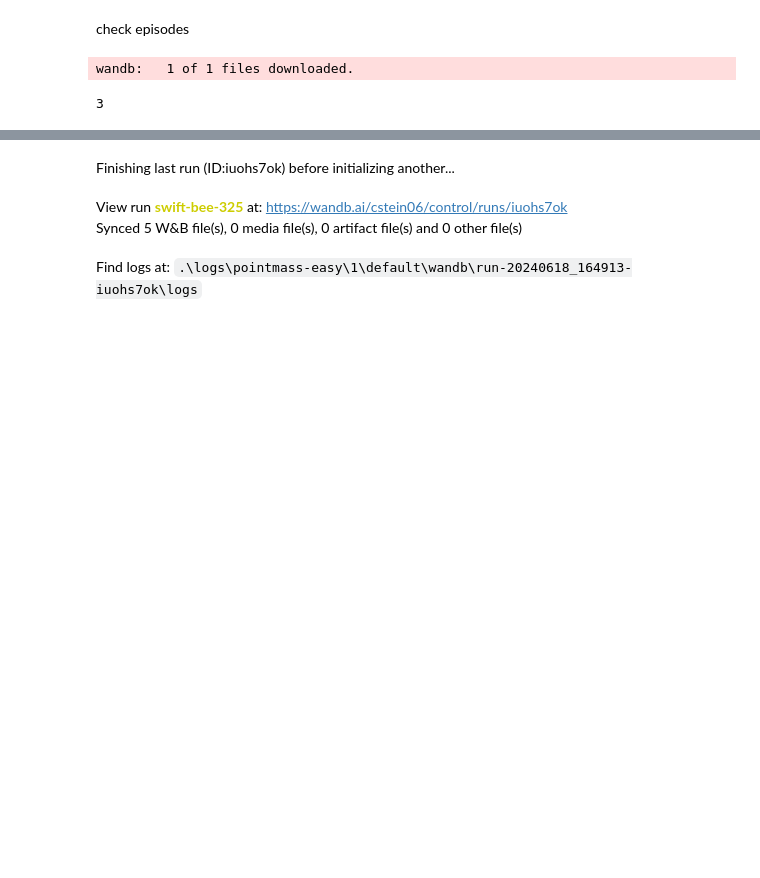
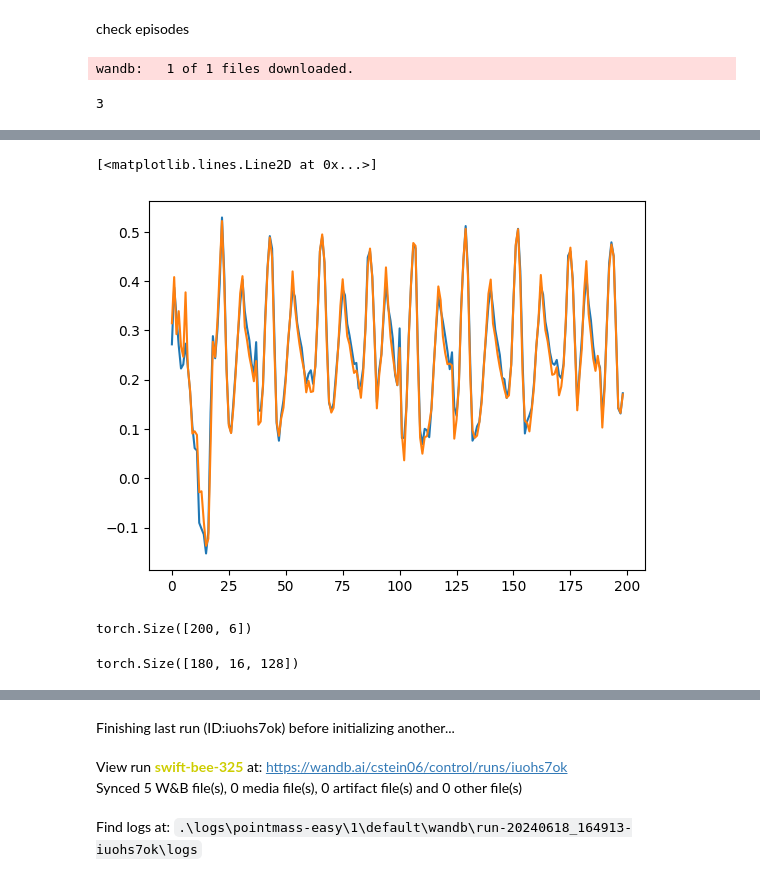
Before and after one commit to cstein06/tdmpc2, a Jupyter notebook: tdmpc2/test.ipynb, the cells around one changed output, grey strips where cells are left out. Cells and saved outputs as stored; diff of their text form; code cells hidden in the pictures; blank space fills up the shorter version.

```diff
--- a/tdmpc2/test.ipynb
+++ b/tdmpc2/test.ipynb
@@ -95,0 +230,11 @@ len(epis)
+# %%
+delay=1
+plt.plot(zs_np[delay:,0])
+plt.plot(zpred_fm[:-delay,0]);
+# %% [output]
+[<matplotlib.lines.Line2D at 0x...>]
+[figure, added]
+# %%
+a.shape
+# %% [output]
+torch.Size([200, 6])
@@ -95,0 +247,4 @@ len(epis)
+# %%
+zpredv.shape
+# %% [output]
+torch.Size([180, 16, 128])
```
Also changed, not shown: parts of 71 cells of this notebook, 8 other files.
